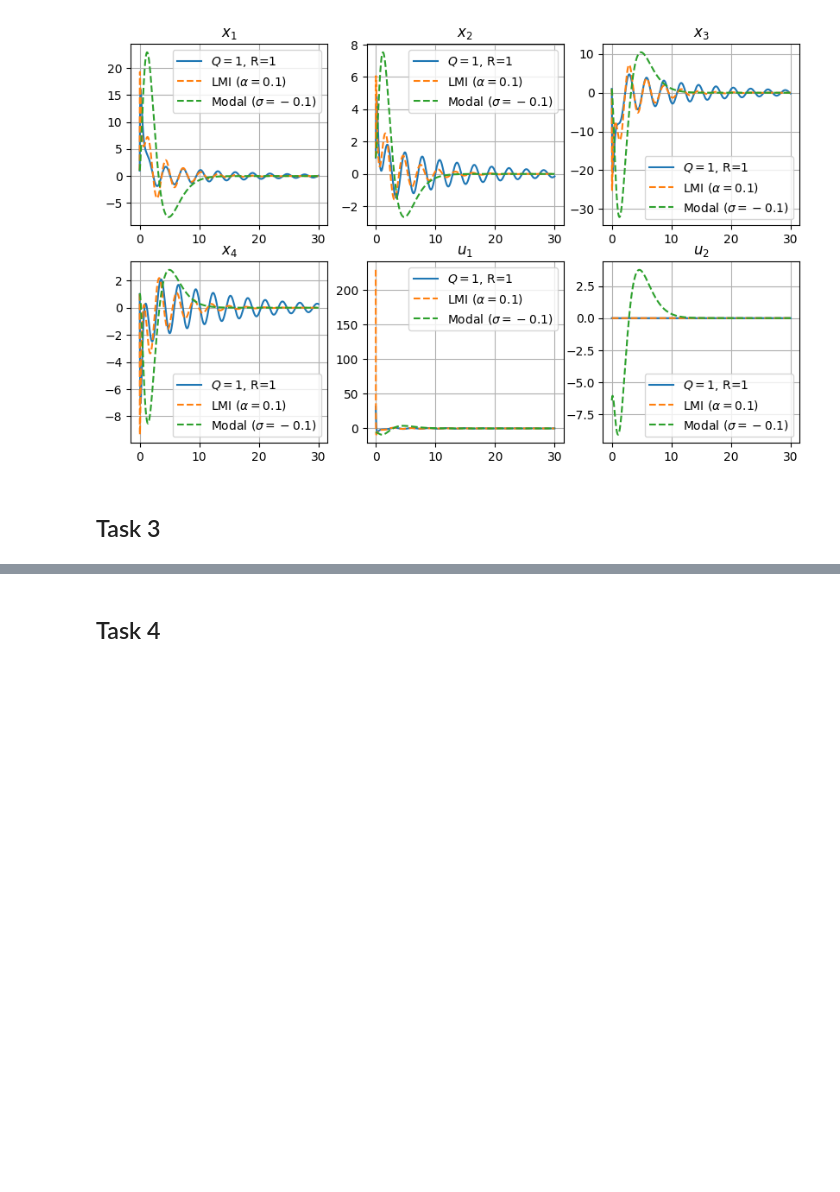
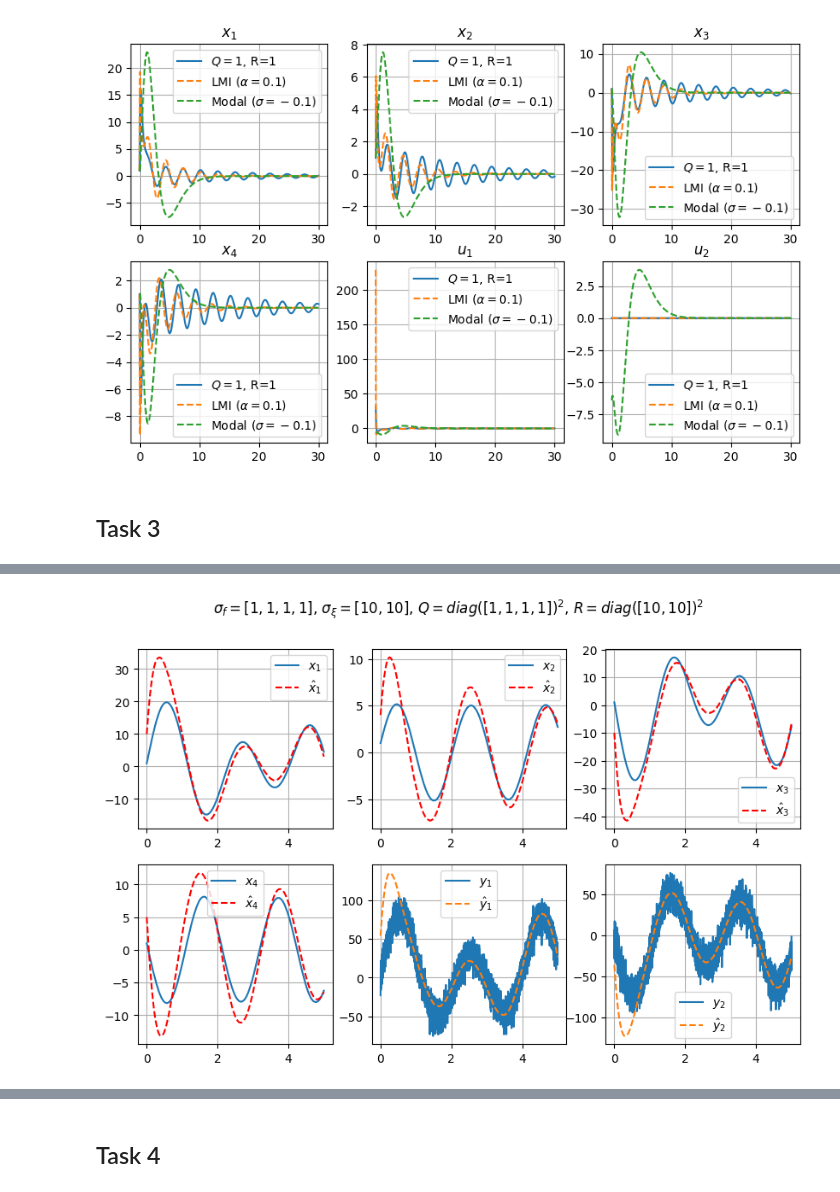
Before and after one commit to diuzhevVlad/control-theory-itmo-2023-2024, a Jupyter notebook: Lab10/Lab10.ipynb, the cells around one changed output, grey strips where cells are left out. Cells and saved outputs as stored; diff of their text form; code cells hidden in the pictures; blank space fills up the shorter version.

```diff
--- a/Lab10/Lab10.ipynb
+++ b/Lab10/Lab10.ipynb
@@ -239,0 +246,6 @@ observe_Kalman(A,C,std_q,std_r,std_f,std_xi,time_3)
+# %%
+std_q, std_r = [1,1,1,1], [10,10]
+std_f, std_xi = [1,1,1,1], [10,10]
+observe_Kalman(A,C,std_q,std_r,std_f,std_xi,time_3)
+# %% [output]
+[figure, added]
```
Also changed, not shown: parts of 14 cells of this notebook.
